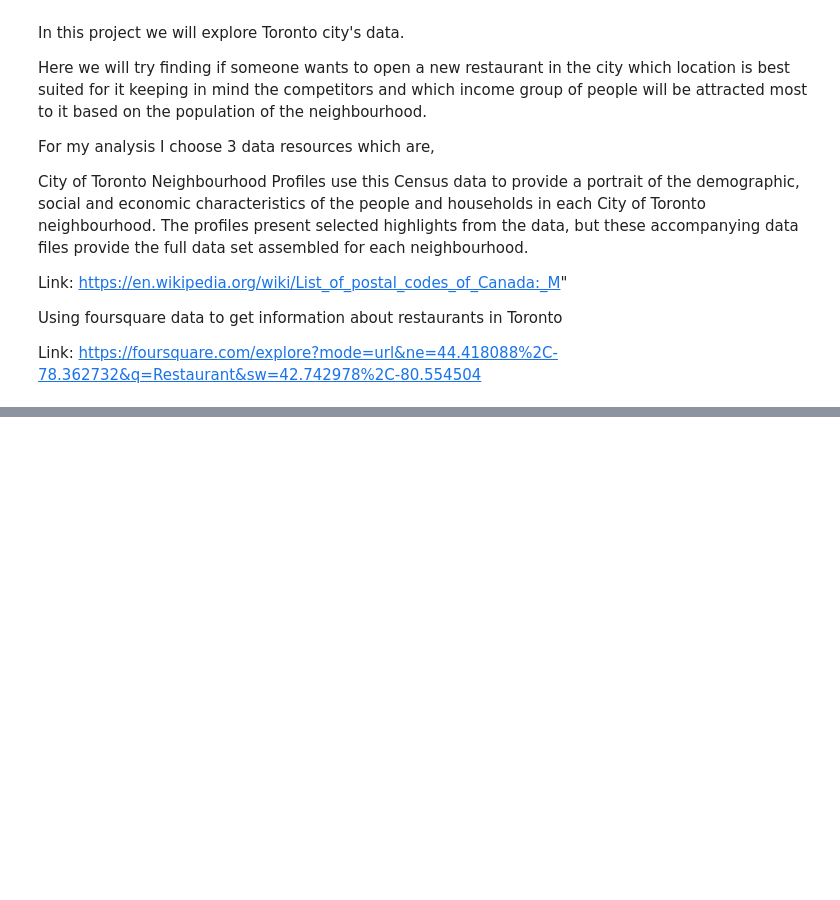
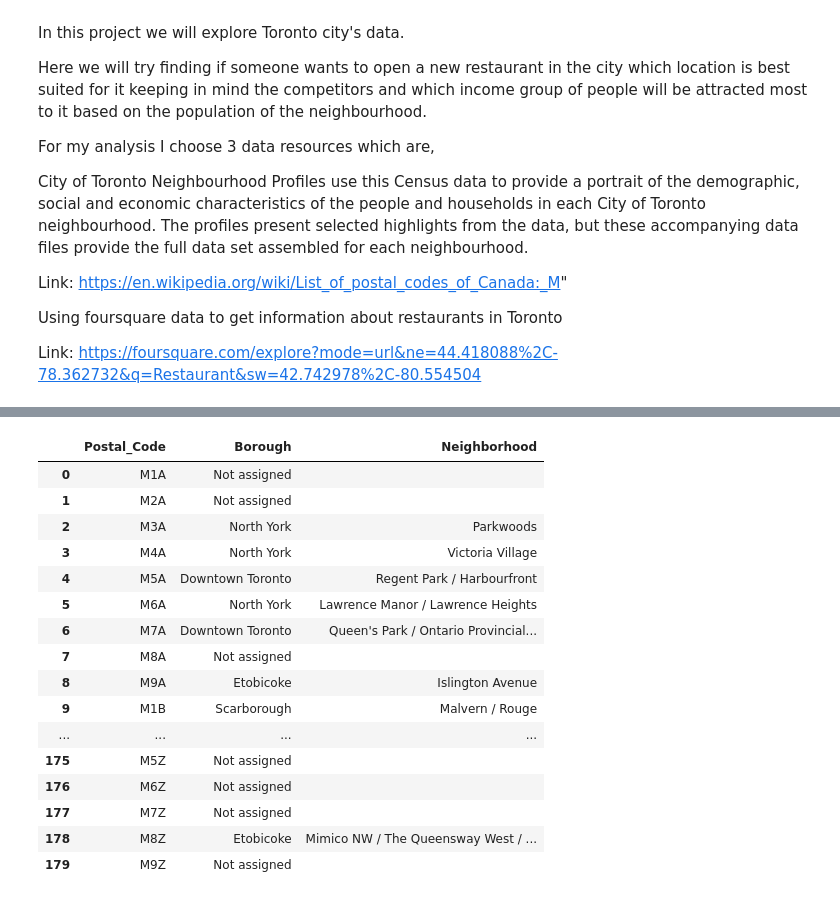
Before and after one commit to siddharth8619/Capstone, a Jupyter notebook: Applied Data Science Capstone.ipynb, the cells around one changed output, grey strips where cells are left out. Saved outputs shown, nothing was run; the diff lists cells and outputs as text; code cells hidden in the pictures; blank space fills up the shorter version.

```diff
--- a/Applied Data Science Capstone.ipynb
+++ b/Applied Data Science Capstone.ipynb
@@ -34,0 +39,13 @@ pd_Nebr = pd.DataFrame(columns=column_names)
+# %%
+#import the library used to query a website
+from urllib.request import urlopen
+
+wiki = "https://en.wikipedia.org/wiki/List_of_postal_codes_of_Canada:_M"
+page = urlopen(wiki)
+
+#import the Beautiful soup functions to parse the data returned from the website
+from bs4 import BeautifulSoup
+
+#Parse the html in the 'page' variable, and store it in Beautiful Soup format
+soup = BeautifulSoup(page, "lxml")
+print(soup.prettify())
@@ -34,0 +70,3 @@ pd_Nebr = pd.DataFrame(columns=column_names)
+# %%
+Table1=soup.find('table', class_='wikitable sortable')
+Table1
@@ -34,0 +91,37 @@ pd_Nebr = pd.DataFrame(columns=column_names)
+# %%
+A=[]
+B=[]
+C=[]
+
+for row in Table1.findAll("tr"):
+    cells = row.findAll('td')
+    if len(cells)==3: #Only extract table body not heading
+        A.append(cells[0].find(text=True))
+        B.append(cells[1].find(text=True))
+        C.append(cells[2].find(text=True))
+
+
+#Adding Data to our DataFrame
+pd_Nebr['Postal_Code']=A
+pd_Nebr['Borough']=B
+pd_Nebr['Neighborhood']=C
+
+pd_Nebr
+# %% [output]
+|  | Postal_Code | Borough | Neighborhood |
+| 0 | M1A | Not assigned |  |
+| 1 | M2A | Not assigned |  |
+| 2 | M3A | North York | Parkwoods |
+| 3 | M4A | North York | Victoria Village |
+| 4 | M5A | Downtown Toronto | Regent Park / Harbourfront |
+| 5 | M6A | North York | Lawrence Manor / Lawrence Heights |
+| 6 | M7A | Downtown Toronto | Queen's Park / Ontario Provincial... |
+| 7 | M8A | Not assigned |  |
+| 8 | M9A | Etobicoke | Islington Avenue |
+| 9 | M1B | Scarborough | Malvern / Rouge |
+| ... | ... | ... | ... |
+| 175 | M5Z | Not assigned |  |
+| 176 | M6Z | Not assigned |  |
+| 177 | M7Z | Not assigned |  |
+| 178 | M8Z | Etobicoke | Mimico NW / The Queensway West / ... |
+| 179 | M9Z | Not assigned |  |
```
Also changed, not shown: parts of 3 cells of this notebook.
